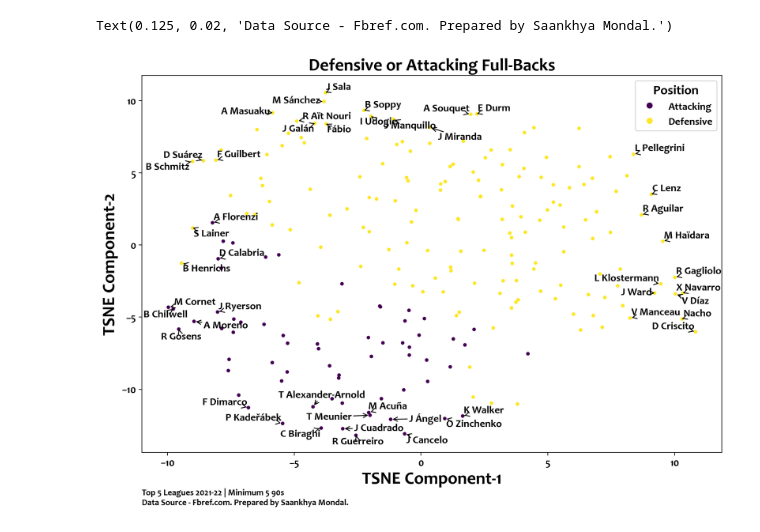
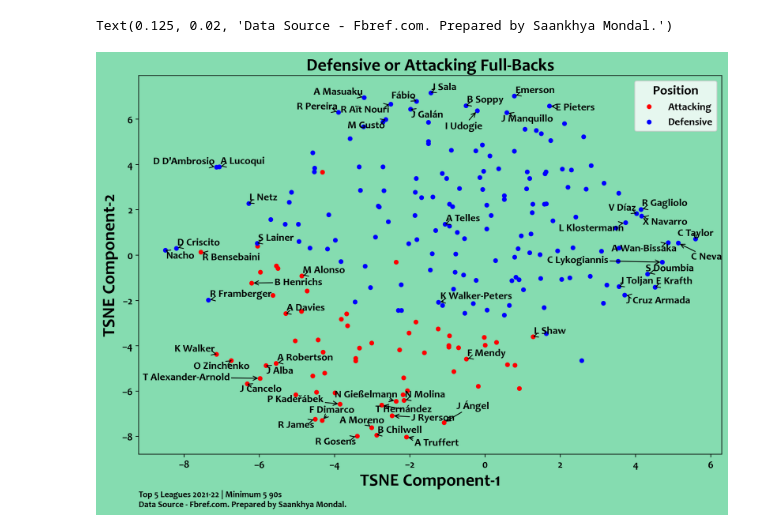
Before and after one commit to sm823zw/Football-Data-Analysis-and-Viz, a Jupyter notebook: defensive actions.ipynb, the cells around one changed output. Saved outputs shown, nothing was run; the diff lists cells and outputs as text; code cells hidden in the pictures.

```diff
--- a/defensive actions.ipynb
+++ b/defensive actions.ipynb
@@ -369,0 +358,3 @@ array([0, 1, 1, 1, 1, 1, 0, 0, 0, 0, 1, 1, 1, 1, 1, 0, 1, 1, 1, 1, 0, 1,
+# %%
+y_km = kmeans.labels_
+y_km
@@ -369,0 +373,3 @@ array([0, 1, 1, 1, 1, 1, 0, 0, 0, 0, 1, 1, 1, 1, 1, 0, 1, 1, 1, 1, 0, 1,
+# %%
+y_gmm = gmm.predict(x)
+y_gmm
@@ -370,4 +388,4 @@ array([0, 1, 1, 1, 1, 1, 0, 0, 0, 0, 1, 1, 1, 1, 1, 0, 1, 1, 1, 1, 0, 1,
 # %%
-tsne = TSNE(n_components=2, verbose=1, n_iter=5000)
+tsne = TSNE(n_components=2, verbose=1, perplexity=45, n_iter=5000, learning_rate=200)
 z = tsne.fit_transform(x)
 # %% [output]
@@ -381,7 +399,8 @@ z = tsne.fit_transform(x)
 # %%
 data = pd.DataFrame()
 data['Player'] = new_data['Player']
-data['y'] = y
+data['y_km'] = y_km
+data['y_gmm'] = y_gmm
 data["Component-1"] = z[:,0]
 data["Component-2"] = z[:,1]
 # %%
@@ -403,34 +422,46 @@ data
 # %%
 fig, ax = plt.subplots(figsize=(12, 8))
 fig.set_dpi(200)
+ax.set_facecolor('#85dcb0')
+fig.set_facecolor('#85dcb0')
+fig.set_edgecolor('#85dcb0')
 par_x = list(data['Component-1'])
 par_y = list(data['Component-2'])
-col_codes = data.y.astype('category').cat.codes
-scatter = plt.scatter(par_x, par_y, c=col_codes, s=10)
+colors = {0:'red', 1:'blue'}
+grouped = data.groupby('y_km')
+for key, group in grouped:
+    group.plot(ax=ax, kind='scatter', x='Component-1', y='Component-2', label=key, color=colors[key])
 
 outlier_top = data['Component-2'].astype(float).quantile(0.95)
 outlier_bottom = data['Component-2'].astype(float).quantile(0.05)
 outlier_right = data['Component-1'].astype(float).quantile(0.95)
 outlier_left = data['Component-1'].astype(float).quantile(0.05)
 
+fbs = ['Walker', 'Alba', 'Zinchenko', 'Mendy', 'Alonso', 'Robertson', 'Trent', 'Reece', 'Wan-Bissaka', 'Shaw', 'Telles', 'Alphonso']
+
+def check_name_present(name):
+    for i in fbs:
+        if i in name:
+            return True
+    return False
 
 txts = []
 for i, txt in enumerate(list(data['Player'])):
-    if par_x[i]>outlier_right or par_x[i]<outlier_left or par_y[i]>outlier_top or par_y[i]<outlier_bottom:
+    if par_x[i]>outlier_right or par_x[i]<outlier_left or par_y[i]>outlier_top or par_y[i]<outlier_bottom or check_name_present(txt):
         if len(txt.split()) != 1:
             name = txt[0] + ' ' + ' '.join(txt.split()[1:])
         else:
             name = txt
         txts.append(plt.text(par_x[i], par_y[i], name))
 
 adjust_text(txts, arrowprops=dict(arrowstyle='->', color='black'))
 ax.set_xlabel('TSNE Component-1', fontsize=20)
 ax.set_ylabel('TSNE Component-2', fontsize=20)
 ax.set_title('Defensive or Attacking Full-Backs', fontsize=20, fontdict={'weight':'heavy'})
-ax.legend(handles=scatter.legend_elements()[0], labels=['Attacking', 'Defensive'], title="Position")
+ax.legend(labels=['Attacking', 'Defensive'], title="Position")
 fig.text(0.125,0.04,'Top 5 Leagues 2021-22 | Minimum 5 90s', size = 10)
 fig.text(0.125,0.02,'Data Source - Fbref.com. Prepared by Saankhya Mondal.', size=10)
 # %% [output]
 Text(0.125, 0.02, 'Data Source - Fbref.com. Prepared by Saankhya Mondal.')
-[figure, old version]
+[figure, new version]
 # %%
```
Also changed, not shown: parts of 22 cells of this notebook, 23 other files.
